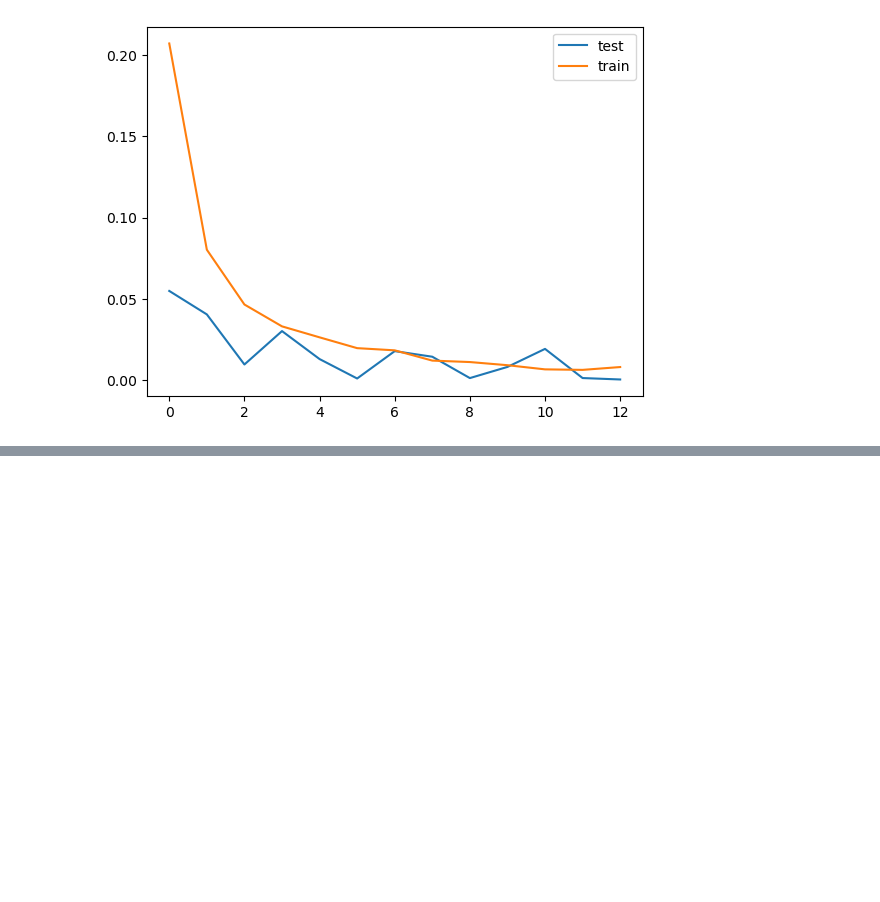
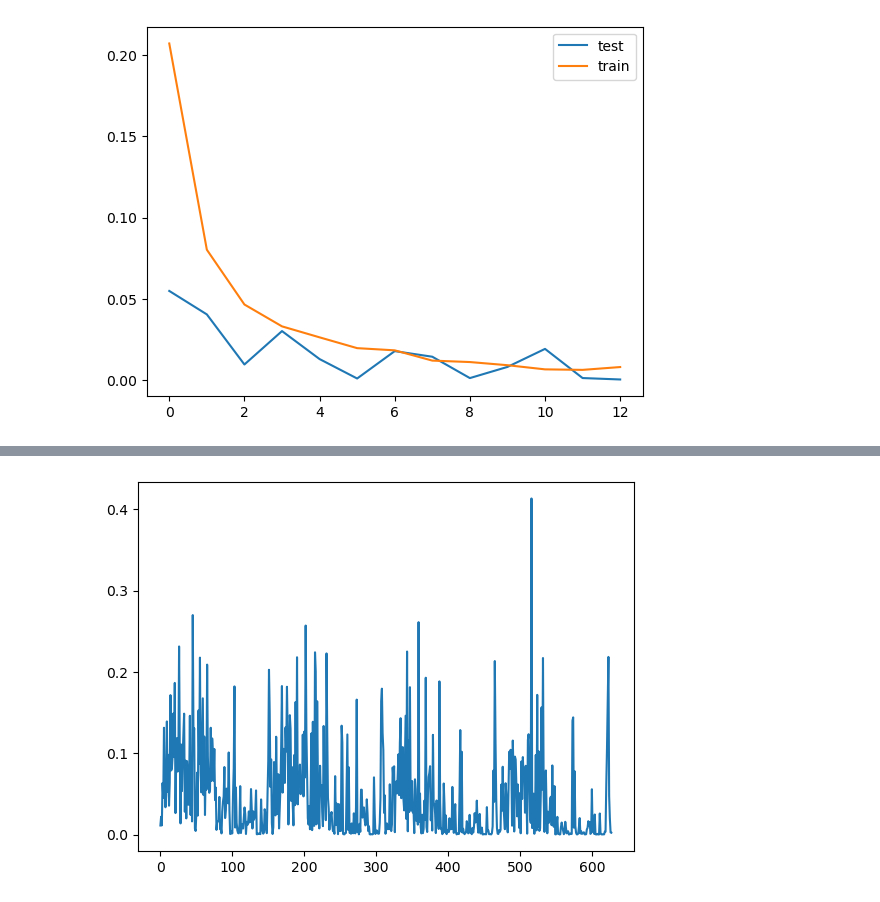
Before and after one commit to ashah01/Scaling-laws-framework, a Jupyter notebook: assess_regularization.ipynb, the cells around one changed output, grey strips where cells are left out. Drawn from its saved outputs; the diff is of its cells as text; code cells hidden in the pictures; blank space fills up the shorter version.

```diff
--- a/assess_regularization.ipynb
+++ b/assess_regularization.ipynb
@@ -114,0 +131,5 @@ plt.show()
+# %%
+plt.plot(test_scores)
+plt.show()
+# %% [output]
+[figure, added]
```
Also changed, not shown: parts of 6 cells of this notebook, 4 other files.
